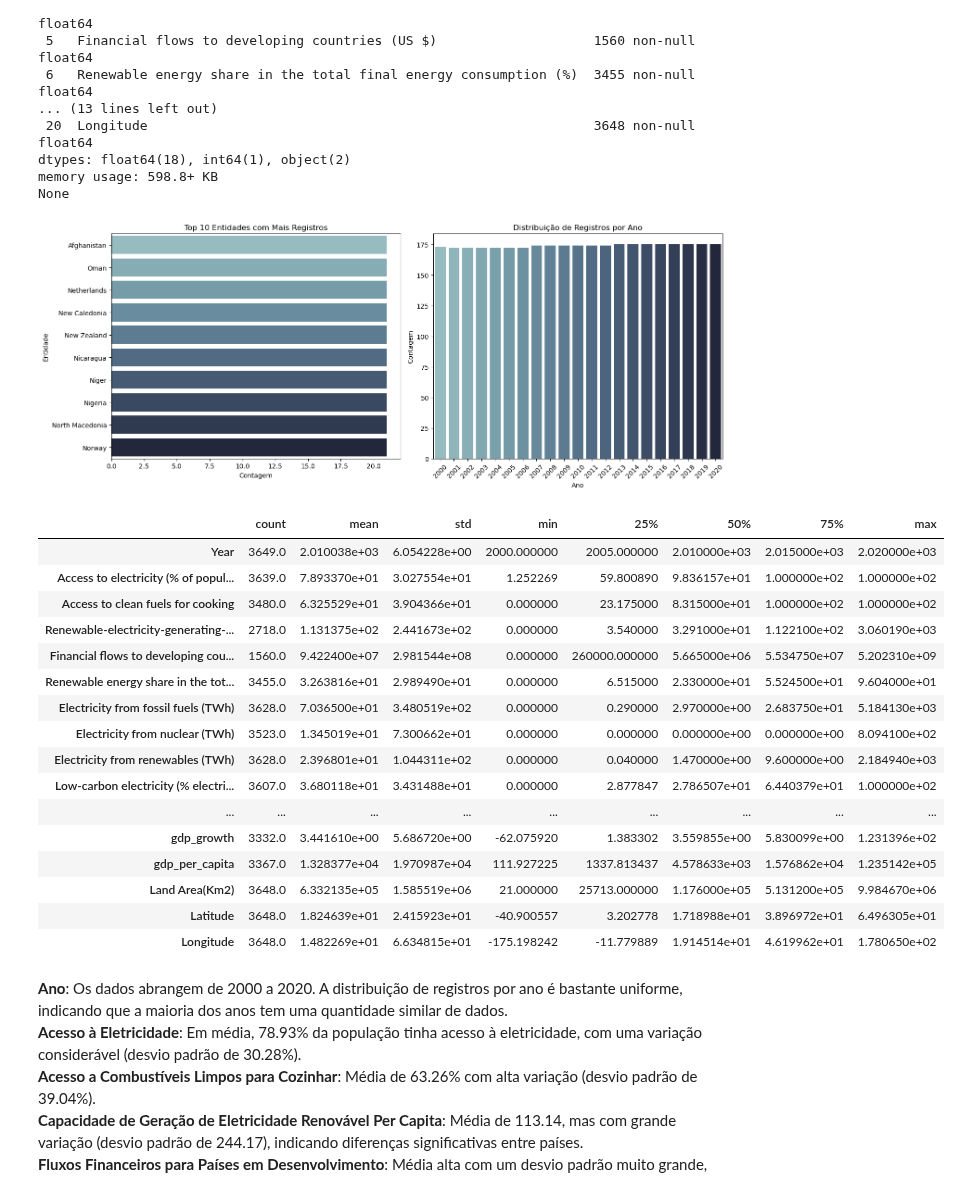
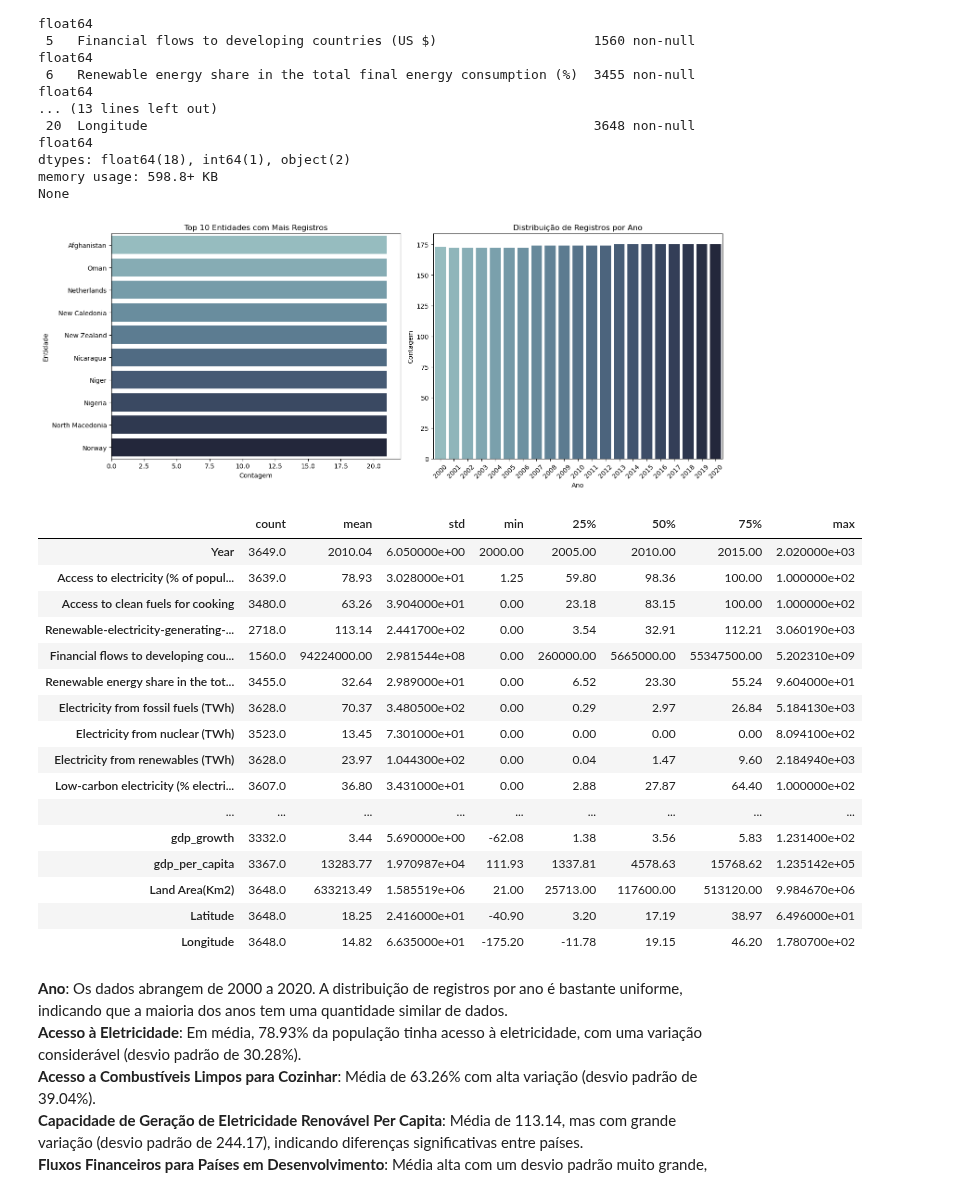
Before and after one commit to Felipefalex/Projeto-Sustainable-Energy, a Jupyter notebook: sustainable_energy.ipynb, the cells around one changed output. Saved outputs shown, nothing was run; the diff lists cells and outputs as text; code cells hidden in the pictures.

```diff
--- a/sustainable_energy.ipynb
+++ b/sustainable_energy.ipynb
@@ -50,48 +50,48 @@ memory usage: 598.8+ KB
 None
 # %%
 # Estatísticas descritivas das variáveis numéricas
-numerical_stats = data.describe().T
+numerical_stats = data.describe().T.round(2)
 
 # Visualização da distribuição das principais variáveis categóricas
 cores_paises = sns.cubehelix_palette(10, rot=-.25, light=.7)
 plt.figure(figsize=(15, 6))
 plt.subplot(1, 2, 1)
 sns.countplot(y=data['Entity'], order=data['Entity'].value_counts().index[:10], palette=cores_paises)
 plt.title('Top 10 Entidades com Mais Registros')
 plt.ylabel('Entidade')
 plt.xlabel('Contagem')
 
 cores_anos = sns.cubehelix_palette(21, rot=-.25, light=.7)
 plt.subplot(1, 2, 2)
 sns.countplot(x=data['Year'], palette=cores_anos)
 plt.title('Distribuição de Registros por Ano')
 plt.ylabel('Contagem')
 plt.xlabel('Ano')
 plt.xticks(rotation=45)
 
 plt.tight_layout()
 plt.show()
 
 numerical_stats
 # %% [output]
 [figure]
 |  | count | mean | std | min | 25% | 50% | 75% | max |
-| Year | 3649.0 | 2.010038e+03 | 6.054228e+00 | 2000.000000 | 2005.000000 | 2.010000e+03 | 2.015000e+03 | 2.020000e+03 |
-| Access to electricity (% of popul... | 3639.0 | 7.893370e+01 | 3.027554e+01 | 1.252269 | 59.800890 | 9.836157e+01 | 1.000000e+02 | 1.000000e+02 |
-| Access to clean fuels for cooking | 3480.0 | 6.325529e+01 | 3.904366e+01 | 0.000000 | 23.175000 | 8.315000e+01 | 1.000000e+02 | 1.000000e+02 |
-| Renewable-electricity-generating-... | 2718.0 | 1.131375e+02 | 2.441673e+02 | 0.000000 | 3.540000 | 3.291000e+01 | 1.122100e+02 | 3.060190e+03 |
-| Financial flows to developing cou... | 1560.0 | 9.422400e+07 | 2.981544e+08 | 0.000000 | 260000.000000 | 5.665000e+06 | 5.534750e+07 | 5.202310e+09 |
-| Renewable energy share in the tot... | 3455.0 | 3.263816e+01 | 2.989490e+01 | 0.000000 | 6.515000 | 2.330000e+01 | 5.524500e+01 | 9.604000e+01 |
-| Electricity from fossil fuels (TWh) | 3628.0 | 7.036500e+01 | 3.480519e+02 | 0.000000 | 0.290000 | 2.970000e+00 | 2.683750e+01 | 5.184130e+03 |
-| Electricity from nuclear (TWh) | 3523.0 | 1.345019e+01 | 7.300662e+01 | 0.000000 | 0.000000 | 0.000000e+00 | 0.000000e+00 | 8.094100e+02 |
-| Electricity from renewables (TWh) | 3628.0 | 2.396801e+01 | 1.044311e+02 | 0.000000 | 0.040000 | 1.470000e+00 | 9.600000e+00 | 2.184940e+03 |
-| Low-carbon electricity (% electri... | 3607.0 | 3.680118e+01 | 3.431488e+01 | 0.000000 | 2.877847 | 2.786507e+01 | 6.440379e+01 | 1.000000e+02 |
+| Year | 3649.0 | 2010.04 | 6.050000e+00 | 2000.00 | 2005.00 | 2010.00 | 2015.00 | 2.020000e+03 |
+| Access to electricity (% of popul... | 3639.0 | 78.93 | 3.028000e+01 | 1.25 | 59.80 | 98.36 | 100.00 | 1.000000e+02 |
+| Access to clean fuels for cooking | 3480.0 | 63.26 | 3.904000e+01 | 0.00 | 23.18 | 83.15 | 100.00 | 1.000000e+02 |
+| Renewable-electricity-generating-... | 2718.0 | 113.14 | 2.441700e+02 | 0.00 | 3.54 | 32.91 | 112.21 | 3.060190e+03 |
+| Financial flows to developing cou... | 1560.0 | 94224000.00 | 2.981544e+08 | 0.00 | 260000.00 | 5665000.00 | 55347500.00 | 5.202310e+09 |
+| Renewable energy share in the tot... | 3455.0 | 32.64 | 2.989000e+01 | 0.00 | 6.52 | 23.30 | 55.24 | 9.604000e+01 |
+| Electricity from fossil fuels (TWh) | 3628.0 | 70.37 | 3.480500e+02 | 0.00 | 0.29 | 2.97 | 26.84 | 5.184130e+03 |
+| Electricity from nuclear (TWh) | 3523.0 | 13.45 | 7.301000e+01 | 0.00 | 0.00 | 0.00 | 0.00 | 8.094100e+02 |
+| Electricity from renewables (TWh) | 3628.0 | 23.97 | 1.044300e+02 | 0.00 | 0.04 | 1.47 | 9.60 | 2.184940e+03 |
+| Low-carbon electricity (% electri... | 3607.0 | 36.80 | 3.431000e+01 | 0.00 | 2.88 | 27.87 | 64.40 | 1.000000e+02 |
 | ... | ... | ... | ... | ... | ... | ... | ... | ... |
-| gdp_growth | 3332.0 | 3.441610e+00 | 5.686720e+00 | -62.075920 | 1.383302 | 3.559855e+00 | 5.830099e+00 | 1.231396e+02 |
-| gdp_per_capita | 3367.0 | 1.328377e+04 | 1.970987e+04 | 111.927225 | 1337.813437 | 4.578633e+03 | 1.576862e+04 | 1.235142e+05 |
-| Land Area(Km2) | 3648.0 | 6.332135e+05 | 1.585519e+06 | 21.000000 | 25713.000000 | 1.176000e+05 | 5.131200e+05 | 9.984670e+06 |
-| Latitude | 3648.0 | 1.824639e+01 | 2.415923e+01 | -40.900557 | 3.202778 | 1.718988e+01 | 3.896972e+01 | 6.496305e+01 |
-| Longitude | 3648.0 | 1.482269e+01 | 6.634815e+01 | -175.198242 | -11.779889 | 1.914514e+01 | 4.619962e+01 | 1.780650e+02 |
+| gdp_growth | 3332.0 | 3.44 | 5.690000e+00 | -62.08 | 1.38 | 3.56 | 5.83 | 1.231400e+02 |
+| gdp_per_capita | 3367.0 | 13283.77 | 1.970987e+04 | 111.93 | 1337.81 | 4578.63 | 15768.62 | 1.235142e+05 |
+| Land Area(Km2) | 3648.0 | 633213.49 | 1.585519e+06 | 21.00 | 25713.00 | 117600.00 | 513120.00 | 9.984670e+06 |
+| Latitude | 3648.0 | 18.25 | 2.416000e+01 | -40.90 | 3.20 | 17.19 | 38.97 | 6.496000e+01 |
+| Longitude | 3648.0 | 14.82 | 6.635000e+01 | -175.20 | -11.78 | 19.15 | 46.20 | 1.780700e+02 |
 # %% [markdown]
 **Ano**: Os dados abrangem de 2000 a 2020. A distribuição de registros por ano é bastante uniforme, indicando que a maioria dos anos tem uma quantidade similar de dados.<br>
 **Acesso à Eletricidade**: Em média, 78.93% da população tinha acesso à eletricidade, com uma variação considerável (desvio padrão de 30.28%).<br>
```
